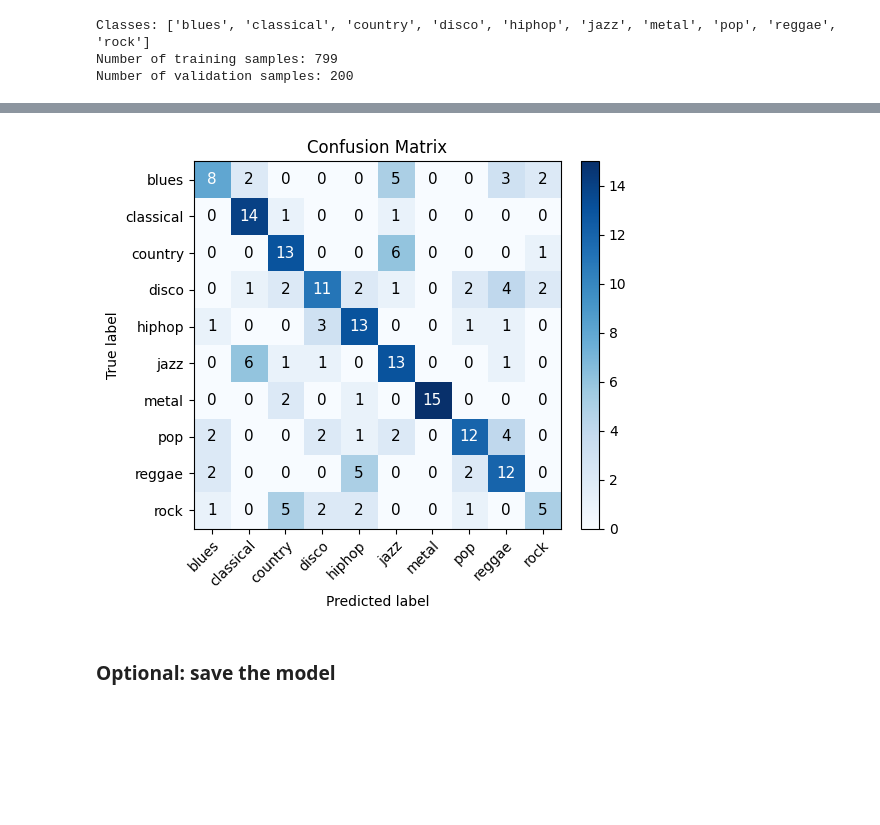
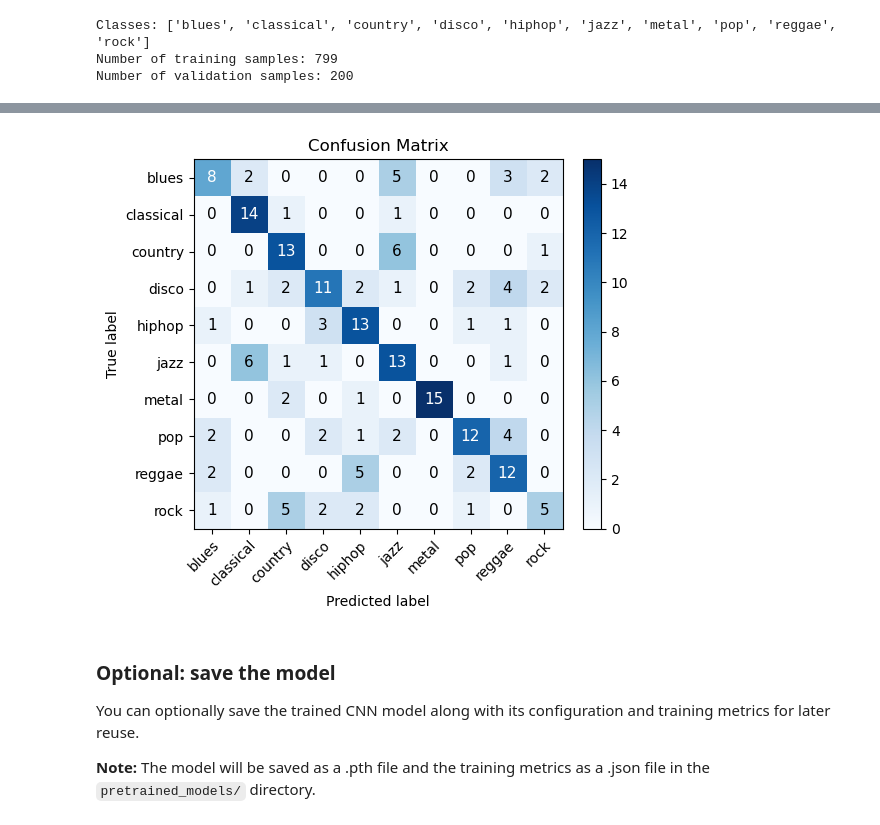
Before and after one commit to jpalikowska/Music-AppliedML, a Jupyter notebook: project_notebook.ipynb, the cells around one changed output, grey strips where cells are left out. Saved outputs shown, nothing was run; the diff lists cells and outputs as text; code cells hidden in the pictures; blank space fills up the shorter version.

```diff
--- a/project_notebook.ipynb
+++ b/project_notebook.ipynb
@@ -285,16 +309,16 @@ dataset, tranformer_train = loaders.load_spectrograms(config_cnn)
 # %%
-train_dataset, val_dataset = train_test_split_images(dataset, config_cnn["training_data_fraction"], transform_train=tranformer_train)
+train_dataset, test_dataset = train_test_split_images(dataset, config_cnn["training_data_fraction"], transform_train=tranformer_train)
 
-train_loader, val_loader = loaders.get_data_loaders(
+train_loader, test_loader = loaders.get_data_loaders(
     train_dataset=train_dataset,
-    val_dataset=val_dataset,
+    test_dataset=test_dataset,
     batch_size=config_cnn["batch_size"],
     shuffle=True)
 
 # Show class names
 print("Classes:", dataset.classes)
 print("Number of training samples:", len(train_dataset))
-print("Number of validation samples:", len(val_dataset))
+print("Number of validation samples:", len(test_dataset))
 
 device = torch.device("cuda" if torch.cuda.is_available() else "cpu")
 # %% [output]
@@ -311,5 +353,5 @@ model = SimpleCNN(config_cnn).to(device)
 criterion = nn.CrossEntropyLoss()
 optimizer = optim.Adam(model.parameters(), lr=config_cnn["learning_rate"])
 
-metrics_history = model.fit(train_loader, train_dataset, optimizer=optimizer, criterion=criterion, epochs=config_cnn["epochs"], device=device, val_loader=val_loader, val_dataset=val_dataset)
+metrics_history = model.fit(train_loader, train_dataset, optimizer=optimizer, criterion=criterion, epochs=config_cnn["epochs"], device=device, test_loader=test_loader, test_dataset=test_dataset)
 # %% [output]
@@ -339,22 +381,26 @@ plot_learning_curves(metrics_history)
 [figure]
 # %%
-Y_true_int, Y_pred_int = model.get_true_and_pred_labels(val_loader, device=device)
+Y_true_int, Y_pred_int = model.get_true_and_pred_labels(test_loader, device=device)
 
 # Convert to one-hot encoded
 num_classes = config_cnn["num_classes"]
 true_labels_onehot = one_hot_encoding(Y_true_int, num_classes)
 pred_labels_onehot = one_hot_encoding(Y_pred_int, num_classes)
 
 # Plot confusion matrix
 confusion_matrix(
     y_true=true_labels_onehot,
     y_pred=pred_labels_onehot,
     num_classes=num_classes,
     plot=True,
     class_names=dataset.classes  # or class_names if you've defined it elsewhere
 )
 # %% [output]
-[figure, old version]
+[figure, new version]
 # %% [markdown]
 ### Optional: save the model
+
+You can optionally save the trained CNN model along with its configuration and training metrics for later reuse.
+
+**Note:** The model will be saved as a .pth file and the training metrics as a .json file in the `pretrained_models/` directory.
 # %%
```
Also changed, not shown: parts of 23 cells of this notebook, 5 other files.
